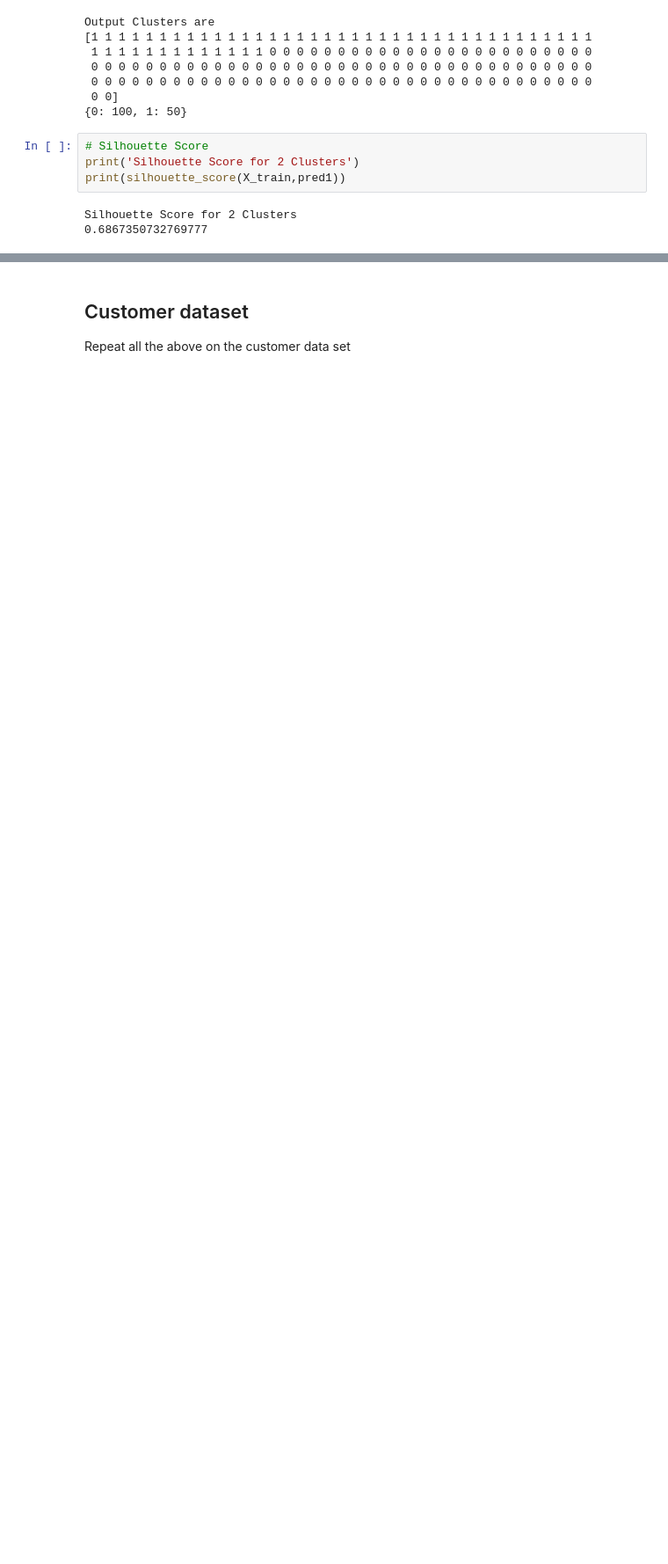
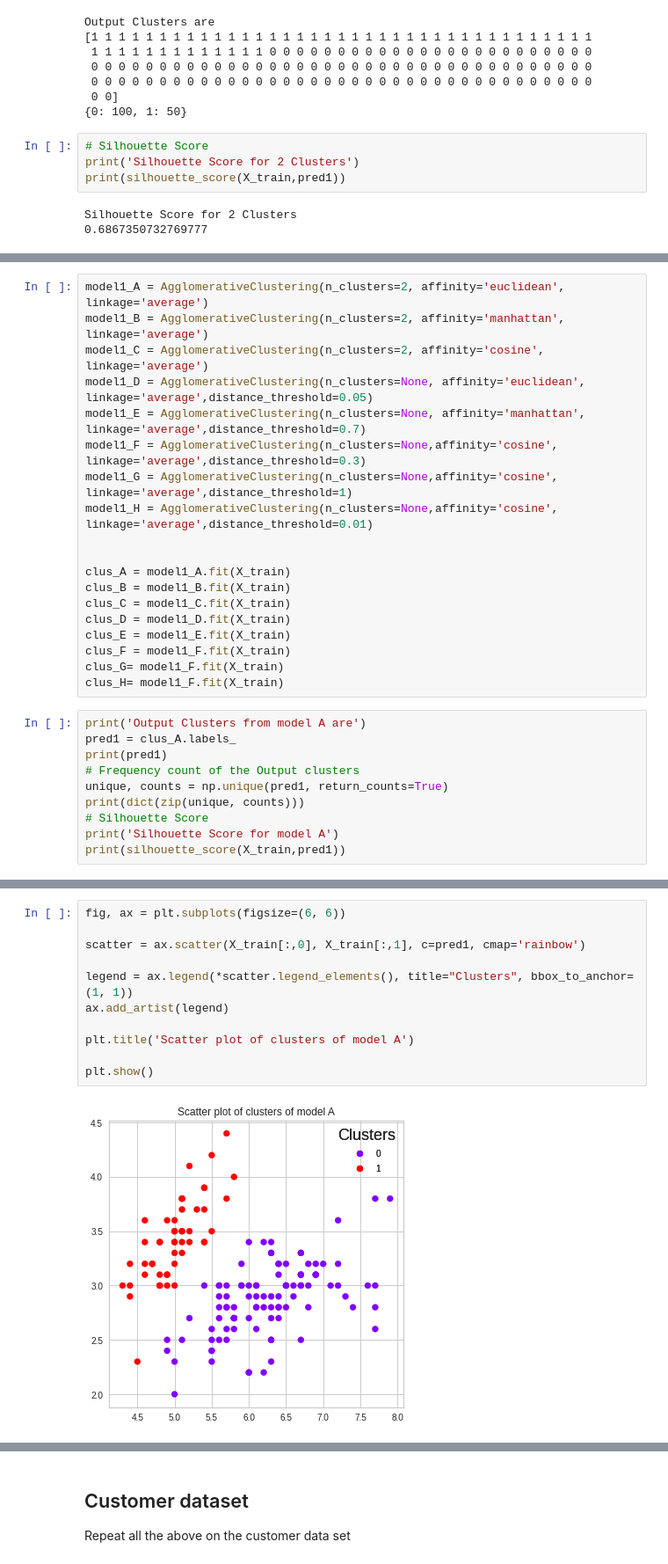
Before and after one commit to safaa400/safaasalah_46-17921_ML_assignments, a Jupyter notebook: Clustering_Project.ipynb, the cells around one changed output, grey strips where cells are left out. Shown at 88% size. Saved outputs shown, nothing was run; the diff lists cells and outputs as text; blank space fills up the shorter version.

```diff
--- a/Clustering_Project.ipynb
+++ b/Clustering_Project.ipynb
@@ -995,0 +1037,29 @@ Text(0, 0.5, 'Euclidean distance in the space with other variables')
+# %%
+model1_A = AgglomerativeClustering(n_clusters=2, affinity='euclidean', linkage='average')
+model1_B = AgglomerativeClustering(n_clusters=2, affinity='manhattan', linkage='average')
+model1_C = AgglomerativeClustering(n_clusters=2, affinity='cosine', linkage='average')
+model1_D = AgglomerativeClustering(n_clusters=None, affinity='euclidean', linkage='average',distance_threshold=0.05)
+model1_E = AgglomerativeClustering(n_clusters=None, affinity='manhattan', linkage='average',distance_threshold=0.7)
+model1_F = AgglomerativeClustering(n_clusters=None,affinity='cosine', linkage='average',distance_threshold=0.3)
+model1_G = AgglomerativeClustering(n_clusters=None,affinity='cosine', linkage='average',distance_threshold=1)
+model1_H = AgglomerativeClustering(n_clusters=None,affinity='cosine', linkage='average',distance_threshold=0.01)
+
+
+clus_A = model1_A.fit(X_train)
+clus_B = model1_B.fit(X_train)
+clus_C = model1_C.fit(X_train)
+clus_D = model1_D.fit(X_train)
+clus_E = model1_E.fit(X_train)
+clus_F = model1_F.fit(X_train)
+clus_G= model1_F.fit(X_train)
+clus_H= model1_F.fit(X_train)
+# %%
+print('Output Clusters from model A are')
+pred1 = clus_A.labels_
+print(pred1)
+# Frequency count of the Output clusters
+unique, counts = np.unique(pred1, return_counts=True)
+print(dict(zip(unique, counts)))
+# Silhouette Score
+print('Silhouette Score for model A')
+print(silhouette_score(X_train,pred1))
@@ -995,0 +1076,13 @@ Text(0, 0.5, 'Euclidean distance in the space with other variables')
+# %%
+fig, ax = plt.subplots(figsize=(6, 6))
+
+scatter = ax.scatter(X_train[:,0], X_train[:,1], c=pred1, cmap='rainbow')
+
+legend = ax.legend(*scatter.legend_elements(), title="Clusters", bbox_to_anchor=(1, 1))
+ax.add_artist(legend)
+
+plt.title('Scatter plot of clusters of model A')
+
+plt.show()
+# %% [output]
+[figure, added]
```
Also changed, not shown: parts of 71 cells of this notebook.
